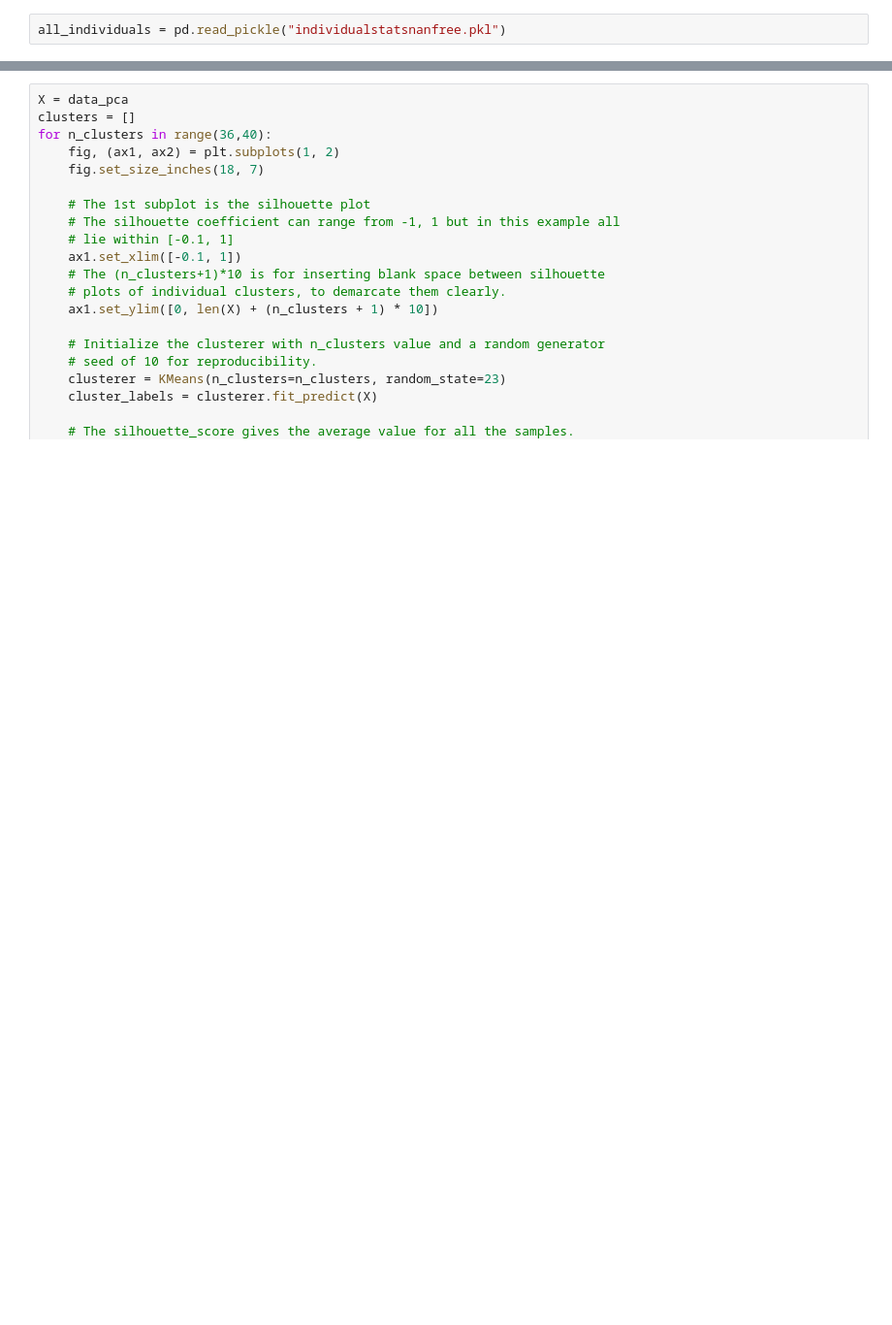
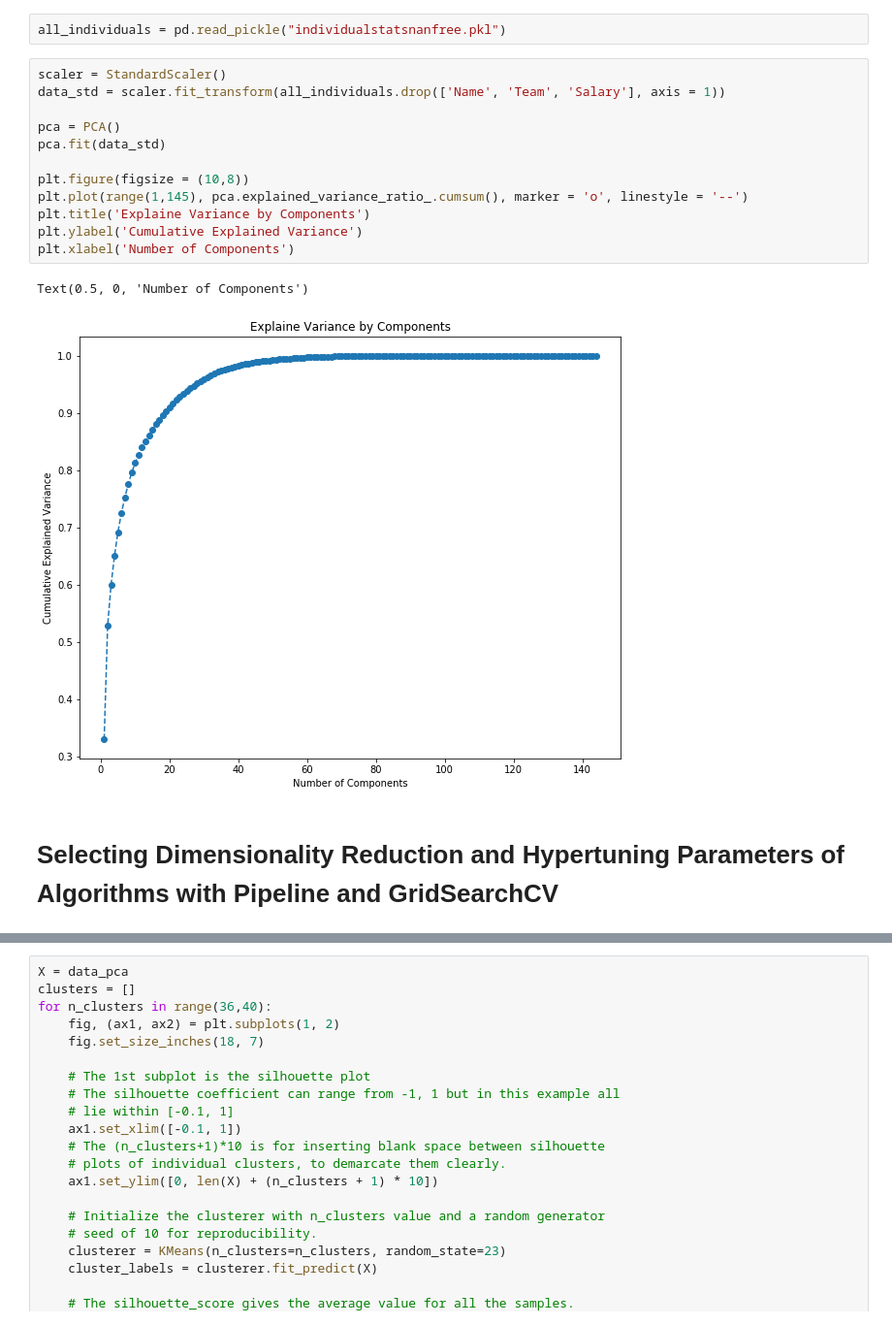
Before and after one commit to ajain1017/ideal-nba-roster-draft, a Jupyter notebook: clustering.ipynb, the cells around one changed output, grey strips where cells are left out. Shown at 97% size. Saved outputs shown, nothing was run; the diff lists cells and outputs as text; blank space fills up the shorter version.

```diff
--- a/clustering.ipynb
+++ b/clustering.ipynb
@@ -38,6 +37,23 @@ from sklearn.preprocessing import MinMaxScaler
 from sklearn.cluster import SpectralClustering
 # %%
 all_individuals = pd.read_pickle("individualstatsnanfree.pkl")
+# %%
+scaler = StandardScaler()
+data_std = scaler.fit_transform(all_individuals.drop(['Name', 'Team', 'Salary'], axis = 1))
+
+pca = PCA()
+pca.fit(data_std)
+
+plt.figure(figsize = (10,8))
+plt.plot(range(1,145), pca.explained_variance_ratio_.cumsum(), marker = 'o', linestyle = '--')
+plt.title('Explaine Variance by Components')
+plt.ylabel('Cumulative Explained Variance')
+plt.xlabel('Number of Components')
+# %% [output]
+Text(0.5, 0, 'Number of Components')
+[figure, added]
+# %% [markdown]
+# Selecting Dimensionality Reduction and Hypertuning Parameters of Algorithms with Pipeline and GridSearchCV
 # %%
 def silhouette_score(estimator, X):
     estimator[0].fit(X)
```
Also changed, not shown: parts of 25 cells of this notebook.
